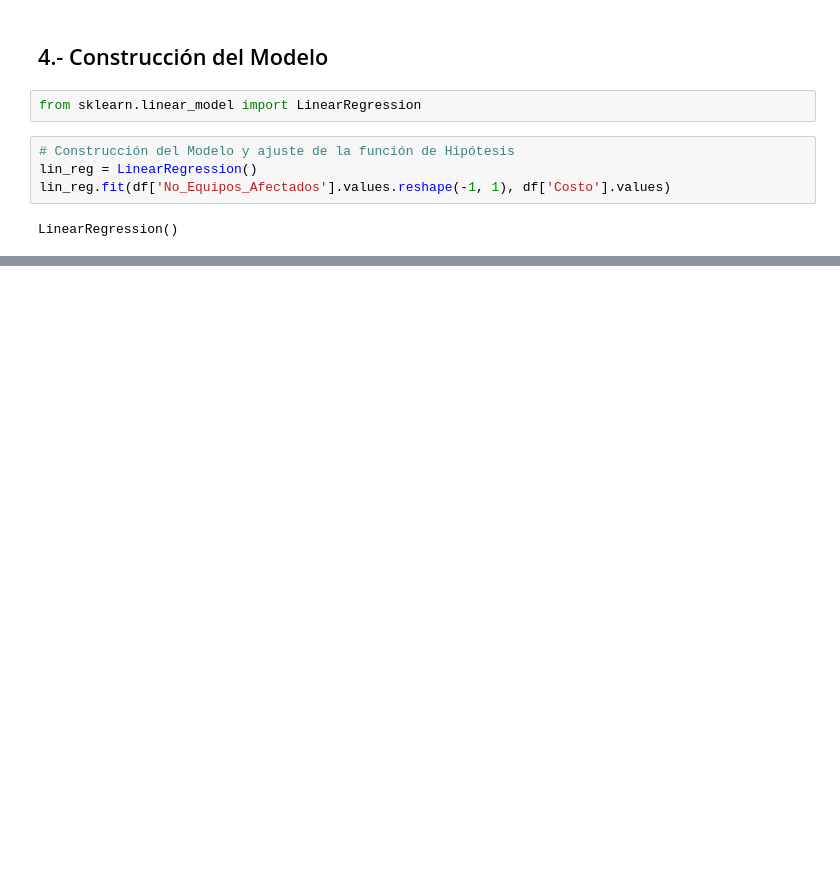
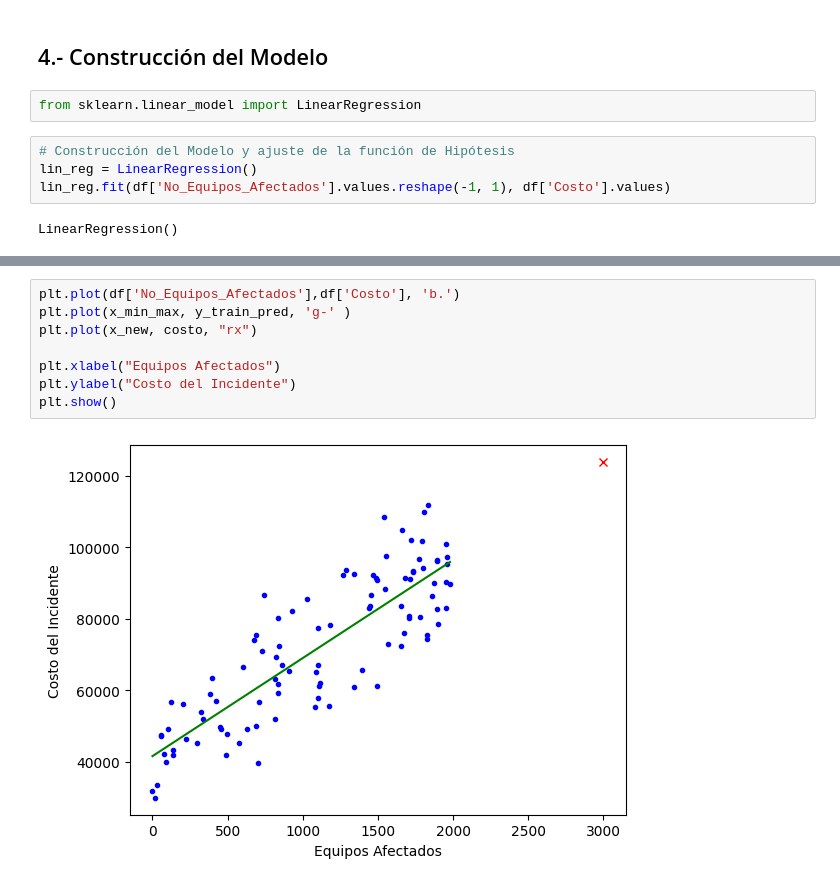
Before and after one commit to DiegoNoguez/Simulacion_Notebook, a Jupyter notebook: 04_Regresion_Lineal.ipynb, the cells around one changed output, grey strips where cells are left out. Saved outputs shown, nothing was run; the diff lists cells and outputs as text; blank space fills up the shorter version.

```diff
--- a/04_Regresion_Lineal.ipynb
+++ b/04_Regresion_Lineal.ipynb
@@ -114,0 +136,10 @@ pred = lin_reg.predict(x_min_max)
+# %%
+plt.plot(df['No_Equipos_Afectados'],df['Costo'], 'b.')
+plt.plot(x_min_max, y_train_pred, 'g-' )
+plt.plot(x_new, costo, "rx")
+
+plt.xlabel("Equipos Afectados")
+plt.ylabel("Costo del Incidente")
+plt.show()
+# %% [output]
+[figure, added]
```
Also changed, not shown: parts of 11 cells of this notebook.
